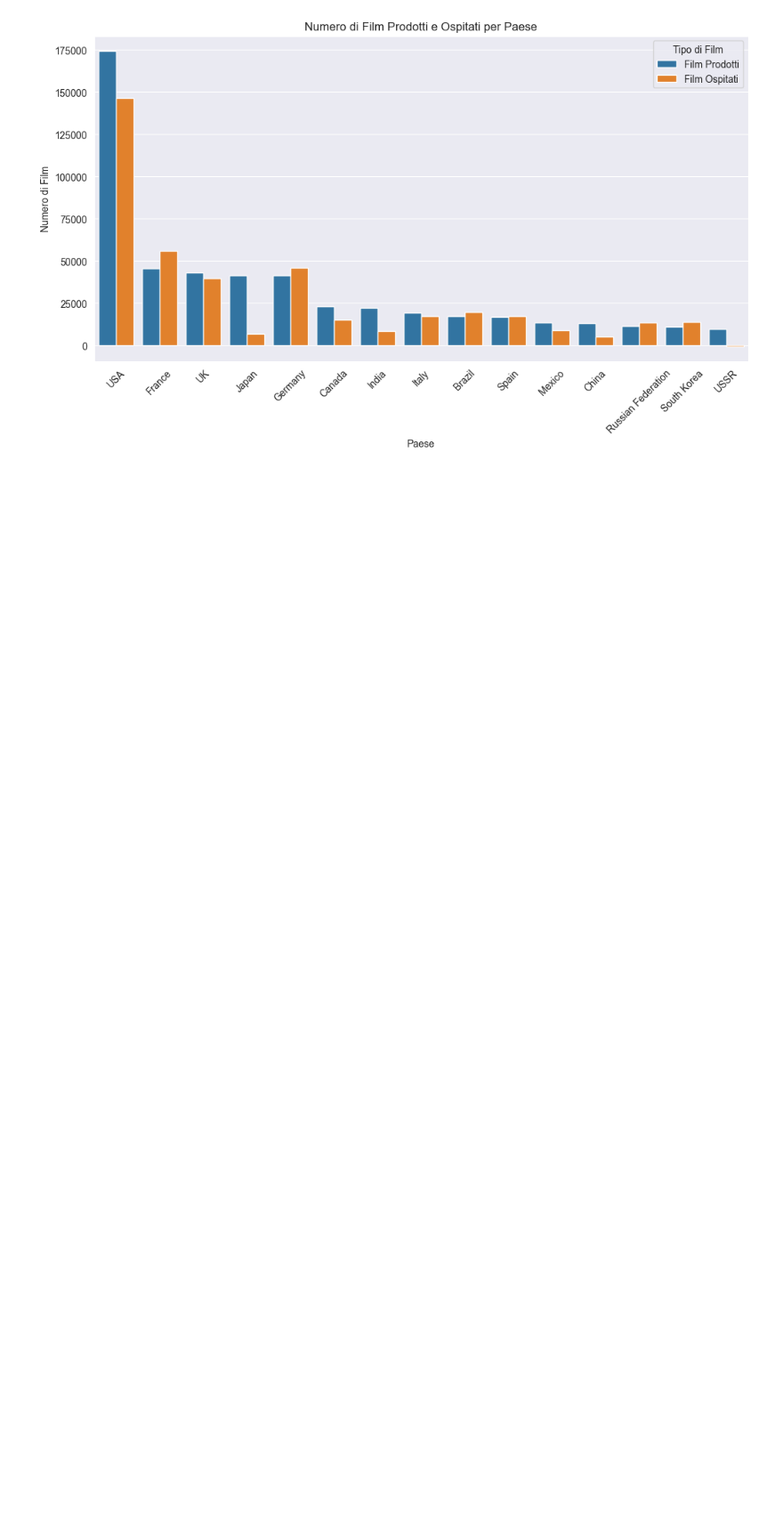
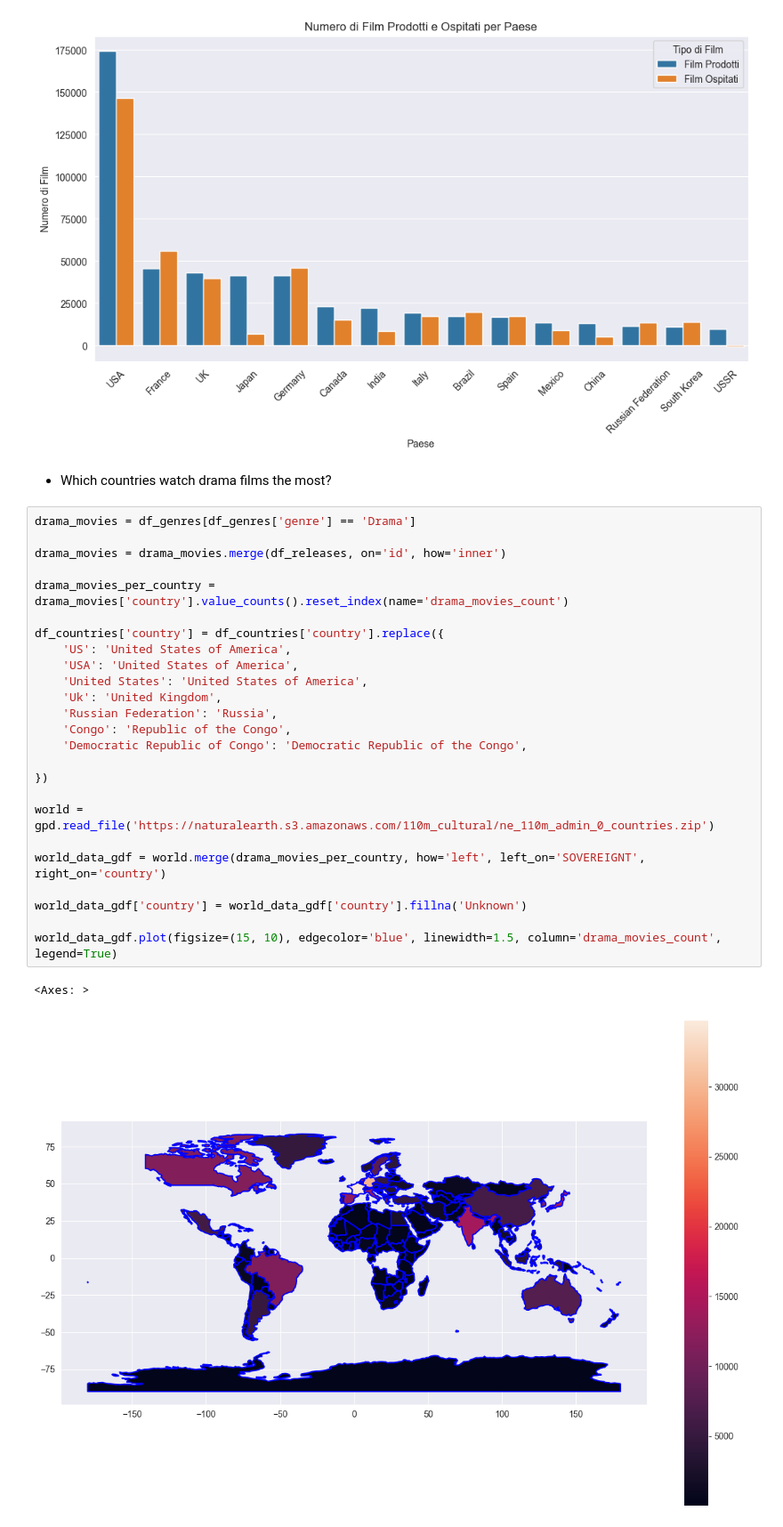
Before and after one commit to LudwingKun/IUM_TWEB_Bissal_Lombardozzi, a Jupyter notebook: MainDirectory/DataAnalisis_IUM/notebook/sample.ipynb, the cells around one changed output. Shown at 89% size. Saved outputs shown, nothing was run; the diff lists cells and outputs as text; blank space fills up the shorter version.

```diff
--- a/MainDirectory/DataAnalisis_IUM/notebook/sample.ipynb
+++ b/MainDirectory/DataAnalisis_IUM/notebook/sample.ipynb
@@ -95,3 +95,33 @@ plt.legend(title='Tipo di Film')
 plt.show()
 # %% [output]
 [figure]
+# %% [markdown]
+* Which countries watch drama films the most?
+# %%
+drama_movies = df_genres[df_genres['genre'] == 'Drama']
+
+drama_movies = drama_movies.merge(df_releases, on='id', how='inner')
+
+drama_movies_per_country = drama_movies['country'].value_counts().reset_index(name='drama_movies_count')
+
+df_countries['country'] = df_countries['country'].replace({
+    'US': 'United States of America',
+    'USA': 'United States of America',
+    'United States': 'United States of America',
+    'Uk': 'United Kingdom',
+    'Russian Federation': 'Russia',
+    'Congo': 'Republic of the Congo',
+    'Democratic Republic of Congo': 'Democratic Republic of the Congo',
+
+})
+
+world = gpd.read_file('https://naturalearth.s3.amazonaws.com/110m_cultural/ne_110m_admin_0_countries.zip')
+
+world_data_gdf = world.merge(drama_movies_per_country, how='left', left_on='SOVEREIGNT', right_on='country')
+
+world_data_gdf['country'] = world_data_gdf['country'].fillna('Unknown')
+
+world_data_gdf.plot(figsize=(15, 10), edgecolor='blue', linewidth=1.5, column='drama_movies_count', legend=True)
+# %% [output]
+<Axes: >
+[figure, added]
```
Also changed, not shown: parts of 1 cell of this notebook, 2 other files.
